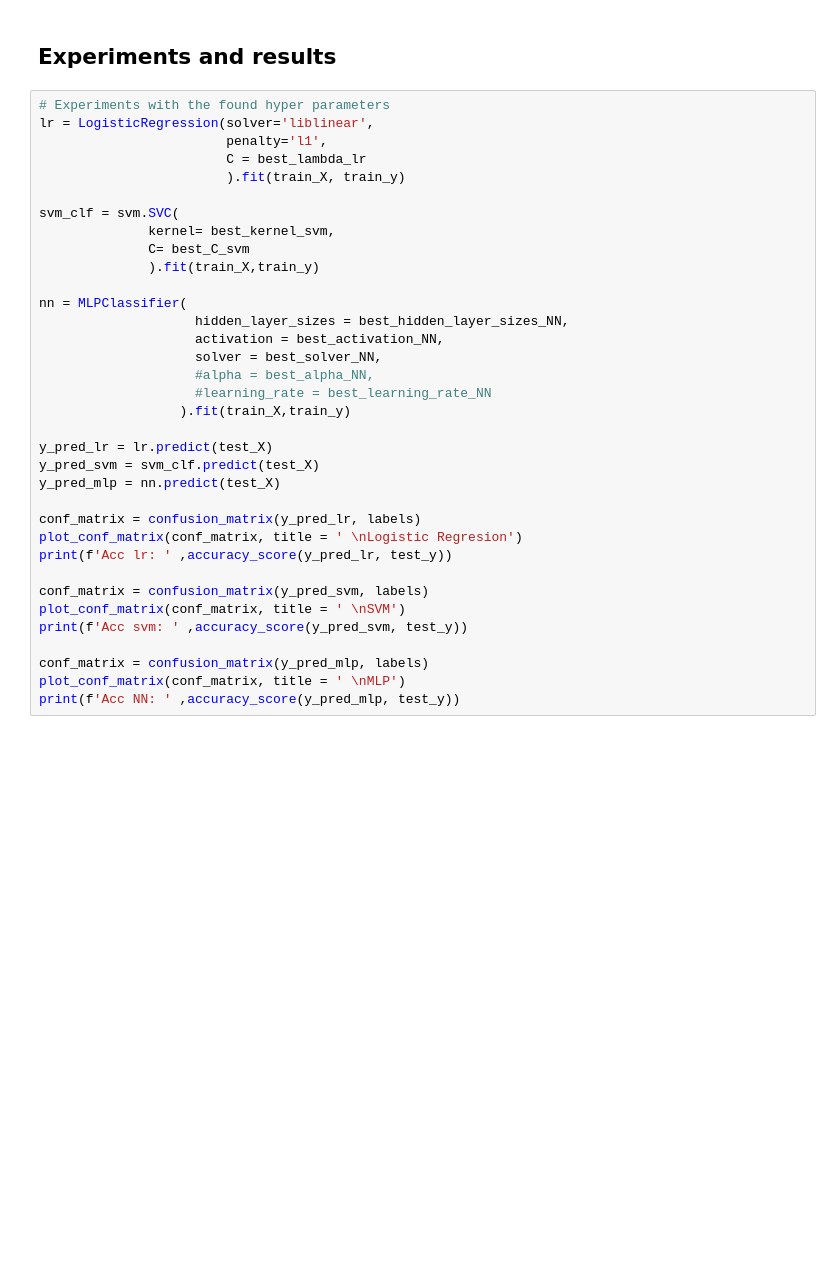
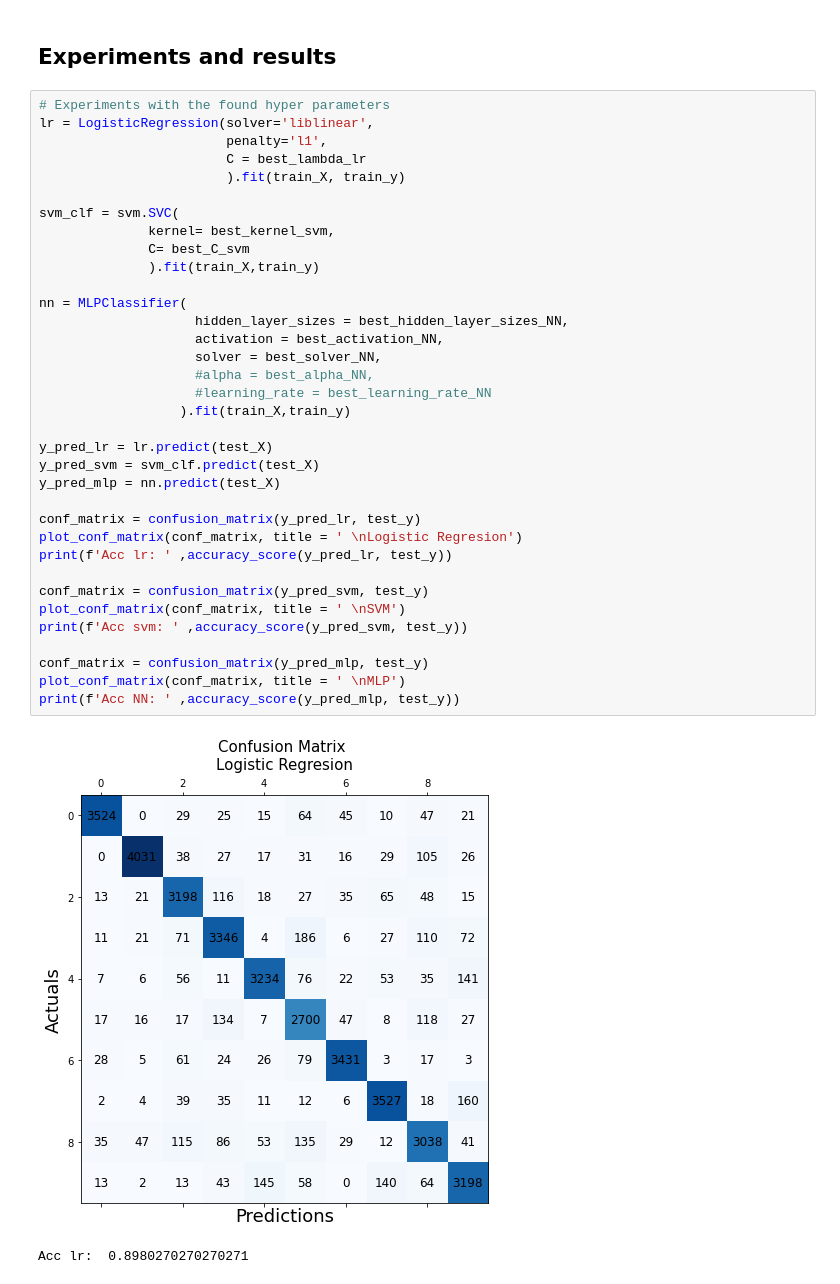
Before and after one commit to cristi2019255/DigitRecognition, a Jupyter notebook: Pattern_recognition_assignment_1.ipynb, the cells around one changed output. Cells and saved outputs as stored; diff of their text form; blank space fills up the shorter version.

```diff
--- a/Pattern_recognition_assignment_1.ipynb
+++ b/Pattern_recognition_assignment_1.ipynb
@@ -560,33 +557,36 @@ ax4.errorbar([400,200,100,50,20], grid_results_NN.cv_results_['mean_test_score']
 lr = LogisticRegression(solver='liblinear',
                         penalty='l1',
                         C = best_lambda_lr
                         ).fit(train_X, train_y)
 
 svm_clf = svm.SVC(
               kernel= best_kernel_svm,
               C= best_C_svm
               ).fit(train_X,train_y)
 
 nn = MLPClassifier(
                     hidden_layer_sizes = best_hidden_layer_sizes_NN,
                     activation = best_activation_NN,
                     solver = best_solver_NN,
                     #alpha = best_alpha_NN,
                     #learning_rate = best_learning_rate_NN
                   ).fit(train_X,train_y)
 
 y_pred_lr = lr.predict(test_X)
 y_pred_svm = svm_clf.predict(test_X)
 y_pred_mlp = nn.predict(test_X)
 
-conf_matrix = confusion_matrix(y_pred_lr, labels)
+conf_matrix = confusion_matrix(y_pred_lr, test_y)
 plot_conf_matrix(conf_matrix, title = ' \nLogistic Regresion')
 print(f'Acc lr: ' ,accuracy_score(y_pred_lr, test_y))
 
-conf_matrix = confusion_matrix(y_pred_svm, labels)
+conf_matrix = confusion_matrix(y_pred_svm, test_y)
 plot_conf_matrix(conf_matrix, title = ' \nSVM')
 print(f'Acc svm: ' ,accuracy_score(y_pred_svm, test_y))
 
-conf_matrix = confusion_matrix(y_pred_mlp, labels)
+conf_matrix = confusion_matrix(y_pred_mlp, test_y)
 plot_conf_matrix(conf_matrix, title = ' \nMLP')
 print(f'Acc NN: ' ,accuracy_score(y_pred_mlp, test_y))
+# %% [output]
+[figure, added]
+Acc lr:  0.8980270270270271
```
Also changed, not shown: parts of 6 cells of this notebook.
